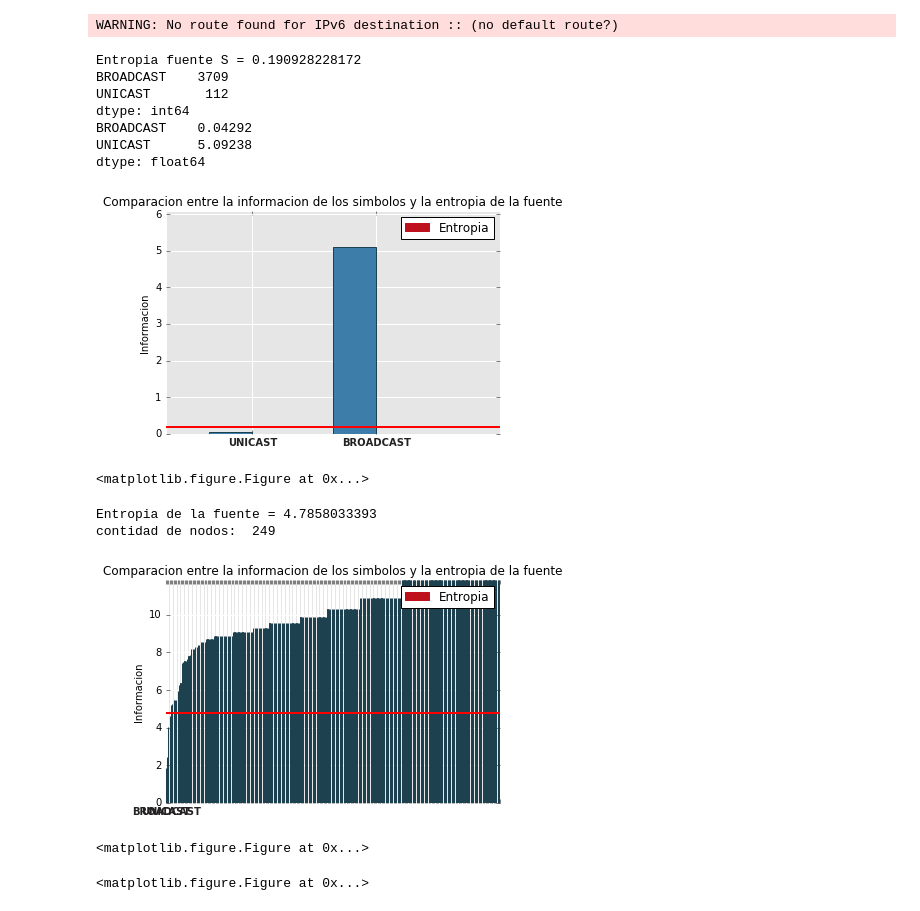
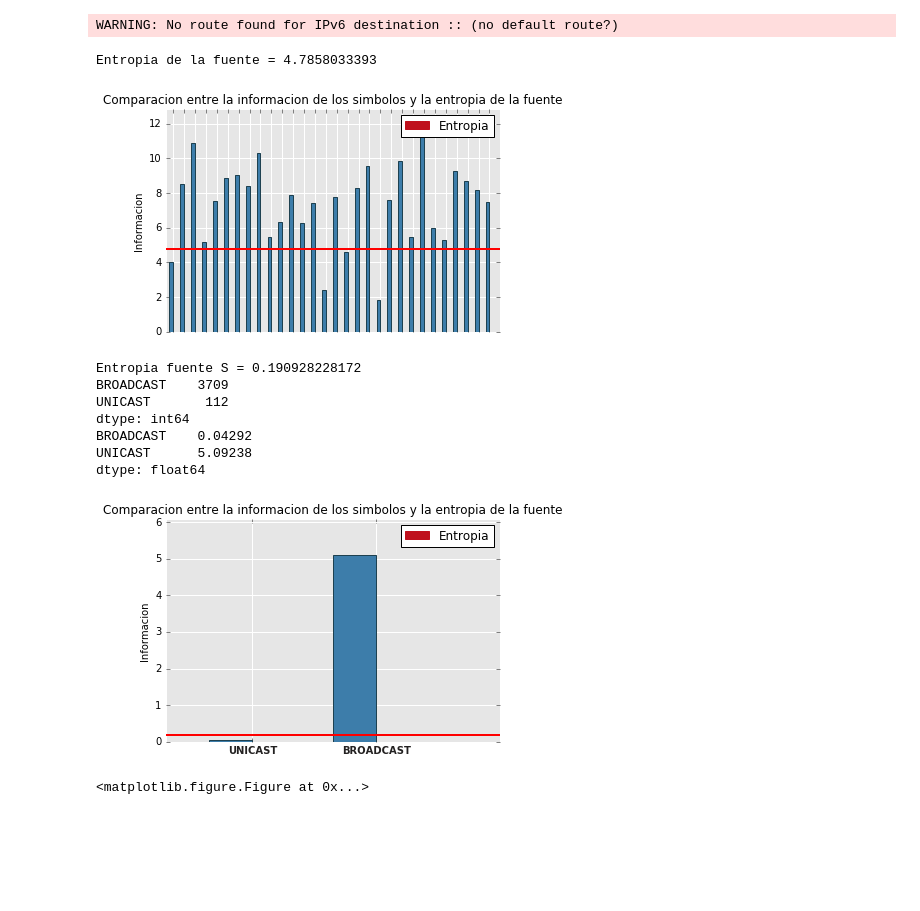
Before and after one commit to calasius/redes, a Jupyter notebook: cbonomi/Graficos.ipynb, the cells around one changed output. Saved outputs shown, nothing was run; the diff lists cells and outputs as text; code cells hidden in the pictures; blank space fills up the shorter version.

Commit message:
Agrego una funcion que compara la informacion de los simbolos agrupados por informacion con la entropia

```diff
--- a/cbonomi/Graficos.ipynb
+++ b/cbonomi/Graficos.ipynb
@@ -16,6 +16,10 @@ WARNING: No route found for IPv6 destination :: (no default route?)
 import numpy as np
 import matplotlib.pyplot as plt
 import matplotlib.patches as mpatches
+
+def agrupar_valores(fuente):
+    infoSimb = informacion_simbolos(fuente)
+    return set(infoSimb.get_values())
 
 def graficar_histograma(titulo, etiquetaY, etiquetasBarras, tamanosBarras):
     #configuracion de colores
@@ -37,7 +41,9 @@ def graficar_histograma(titulo, etiquetaY, etiquetasBarras, tamanosBarras):
     ax.spines['left'].set_color('w')
     ax.spines['right'].set_color('w')
 
-    ind = np.arange(tamanosBarras.size) # las posiciones x de las barras
+    #tamanosBarras = agrupar_valores(tamanosBarras)
+
+    ind = np.arange(len(tamanosBarras)) # las posiciones x de las barras tamanosBarras.size
     anchoBarra = 0.35                         # ancho de las barras
 
     rects1 = ax.bar(ind, tamanosBarras, anchoBarra, color=colorBarras, edgecolor=colorBordeBarras, zorder=3)
@@ -56,18 +62,17 @@ def graficar_histograma(titulo, etiquetaY, etiquetasBarras, tamanosBarras):
     plt.setp(xtickNames, rotation=0, fontsize=10, weight='bold', color=colorFuente)
 
 
-    return plt
+    return ax.get_figure()
 
 def graficar_comparacion_simbolos_fuente(titulo, etiquetaY, etiquetasBarras, entropia, tamanosBarras):
-
-    plt = graficar_histograma(titulo, etiquetaY, etiquetasBarras, tamanosBarras)
+    fig = graficar_histograma(titulo, etiquetaY, etiquetasBarras, tamanosBarras)
 
     colorEntropia = '#BF111D'
     plt.axhline(entropia, color='r', linestyle='-', linewidth=2, zorder=4)
 
     red_patch = mpatches.Patch(color=colorEntropia, label='Entropia')
     plt.legend(handles=[red_patch])
-    plt.figure(figsize=(120,120))
+    fig.savefig("gr.png", figsize=(1200,1200),  dpi=200)
     plt.show()
 
 def graficar_comparacion_simbolos_entropia(fuente):
@@ -75,11 +80,32 @@ def graficar_comparacion_simbolos_entropia(fuente):
     etiquetaY ="Informacion"
     etiquetasBarras = ["UNICAST", "BROADCAST"]
     graficar_comparacion_simbolos_fuente(titulo, etiquetaY, etiquetasBarras, entropia_fuente(fuente), informacion_simbolos(fuente))
+
+def graficar_comparacion_simbolos_entropia_agrupados(fuente):
+    titulo = "Comparacion entre la informacion de los simbolos y la entropia de la fuente"
+    etiquetaY ="Informacion"
+    etiquetasBarras = []
+
+    tamanosBarrasAgrupados = set(informacion_simbolos(fuente).values)
+    graficar_comparacion_simbolos_fuente(titulo, etiquetaY, etiquetasBarras, entropia_fuente(fuente), tamanosBarrasAgrupados)
 # %%
 packages = sc.sniff(offline=PCAP_FILE, lfilter=lambda x: x.haslayer(sc.ARP))
 arp_packages = map(lambda p: p["ARP"], packages)
 who_has_packages = filter(lambda p : p.op == ARP_OP_WHO_HAS,arp_packages)
 is_at_packages = filter(lambda p : p.op == ARP_OP_IS_AT, arp_packages)
+# %%
+fuente_s2 = pd.Series([p.pdst for p in who_has_packages])
+contadores = fuente_s2.value_counts()
+#convierto contadores a un array y luego este a un conjunto
+#valores_diferentes = set(contadores.values)
+#print "valores diferentes:", len(valores_diferentes)
+
+print "Entropia de la fuente =", entropia_fuente(fuente_s2)
+
+graficar_comparacion_simbolos_entropia_agrupados(fuente_s2)
+# %% [output]
+Entropia de la fuente = 4.7858033393
+[figure, added]
 # %%
 def simbolo_s(package):
     if p.dst == 'ff:ff:ff:ff:ff:ff':
@@ -92,7 +118,7 @@ def entropia_fuente(fuente):
     return entropy(base=2,pk=counts.as_matrix())
 
 def informacion_simbolos(fuente):
-    counts = fuente.value_counts()
+    counts = fuente.value_counts() # ocurrencias de cada ip
     total = counts.sum()
     probs = counts / float(total)
     return pd.Series(- np.log2(probs), index=counts.index)
@@ -113,22 +139,6 @@ BROADCAST    0.04292
 UNICAST      5.09238
 dtype: float64
 [figure]
-<matplotlib.figure.Figure at 0x...>
-# %%
-fuente_s2 = pd.Series([p.pdst for p in who_has_packages])
-contadores = fuente_s2.value_counts()
-#print contadores
-print "Entropia de la fuente =", entropia_fuente(fuente_s2)
-#print "Informacion simbolos"
-#print informacion_simbolos(fuente_s2).iloc[:]
-
-print "contidad de nodos: ", informacion_simbolos(fuente_s2).size
-graficar_comparacion_simbolos_entropia(fuente_s2)
-# %% [output]
-Entropia de la fuente = 4.7858033393
-contidad de nodos:  249
-[figure, removed]
-<matplotlib.figure.Figure at 0x...>
 # %%
 import networkx as nx
 import numpy as np
```
